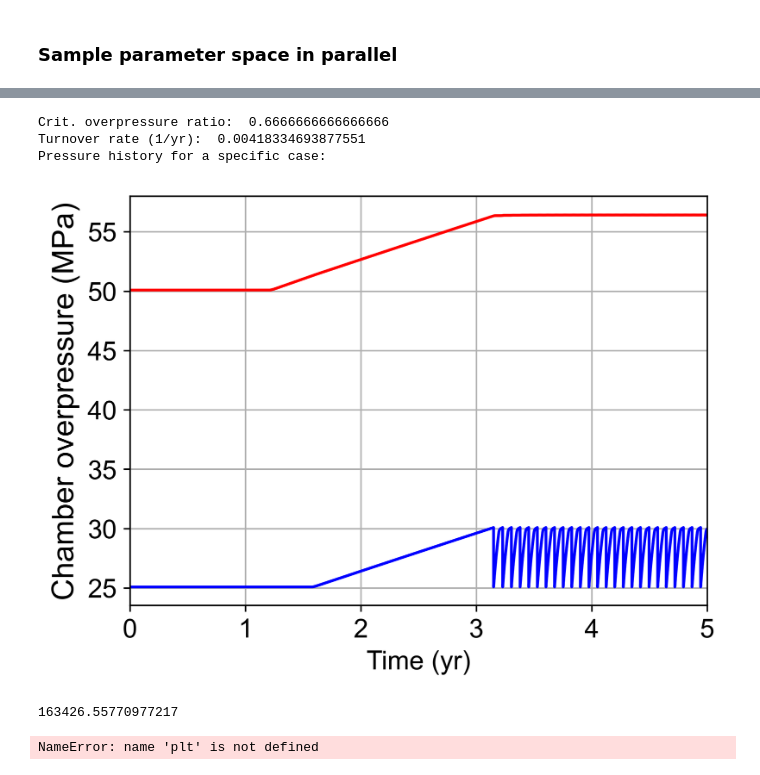
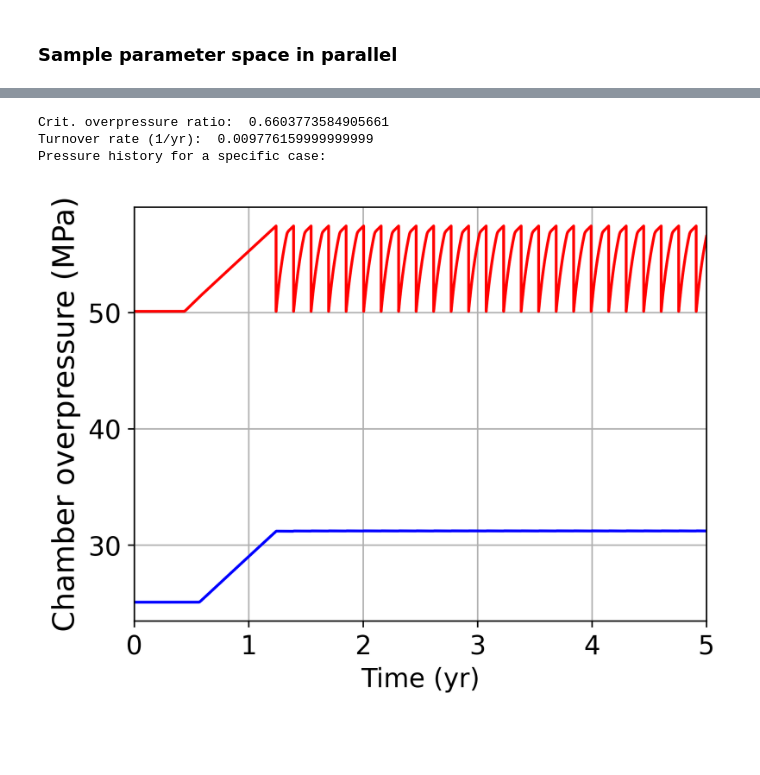
Before and after one commit to fredriclam/magma-network, a Jupyter notebook: fig_V_prod.ipynb, the cells around one changed output, grey strips where cells are left out. Saved outputs shown, nothing was run; the diff lists cells and outputs as text; code cells hidden in the pictures; blank space fills up the shorter version.

```diff
--- a/fig_V_prod.ipynb
+++ b/fig_V_prod.ipynb
@@ -72,6 +60,6 @@ run_simulation(eruptibility_contrast, turnover_rate, ij)
 # %%
 # Load to memory
-blob = np.load("fine_output.npz")
+blob = np.load("output_V2.npz")
 m_eruption_by_chamber = blob["m_eruption_by_chamber"]
 # m = blob["m"]
 p = blob["p"]
@@ -79,4 +67,4 @@ p = blob["p"]
 mg_rates = blob["mg_rates"]
 mg_contrast = blob["mg_contrast"]
 # Static t_vec for fine_output.npz
-t_vec = np.linspace(0, 100e7, 400000)
+t_vec = np.linspace(0, 20e7, 100000)
@@ -196,28 +499,24 @@ Pressure history for a specific case:
 # %%
 # Select a specific case
-i, j = -1, 4
+i, j = 18, 6
 print("Crit. overpressure ratio: ", 1/mg_contrast[i,j])
 print("Turnover rate (1/yr): ", mg_rates[i,j] * 3.1536e+7)
 
 # plt.figure(figsize=(8,4))
 plt.figure(figsize=(5.5,4), dpi=400)
 # plt.subplot(1,2,1)
 # plt.plot(t_vec, p[i,j][:,1])
 # plt.subplot(1,2,2)
 plt.plot(t_vec/ 3.1536e+7, (p[i,j][:,1] - 0*p[i,j][0,1]) / 1e6, 'b', linewidth=1.5)
 plt.plot(t_vec/ 3.1536e+7, (p[i,j][:,2] - 0*p[i,j][0,2]) / 1e6, 'r', linewidth=1.5)
 plt.tick_params(axis="both", labelsize=14)
 plt.xlabel("Time (yr)", fontsize=14)
 plt.xlim(0, 5)
 plt.ylabel("Chamber overpressure (MPa)", fontsize=16)
 plt.grid(which="both")
 print("Pressure history for a specific case:")
 # %% [output]
-Crit. overpressure ratio:  0.6666666666666666
-Turnover rate (1/yr):  0.00418334693877551
+Crit. overpressure ratio:  0.6603773584905661
+Turnover rate (1/yr):  0.009776159999999999
 Pressure history for a specific case:
-[figure, old version]
+[figure, new version]
-# %%
-m_eruption_by_chamber[i,j][:,1].max()
-# %% [output]
-163426.55770977217
@@ -249,45 +522,0 @@ for i in range(p.shape[0]):
-# %%
-plt.subplots(figsize=(8.5,10))
-
-plt.subplot(2,2,1)
-plt.contourf(mg_contrast, (mg_rates), eruption_partition[:,:,1],
-  levels=np.linspace(0, 1, 50), cmap=matplotlib.pyplot.cm.seismic)
-plt.xlabel("Eruption threshold ratio")
-# plt.ylabel("Mass turnover rate: lowest node (1/s)")
-plt.ylabel("Mass turnover rate (1/s)")
-plt.colorbar(label="Erupted mass proportion", location="bottom",
-             ticks=[0, 0.5, 1.0])
-
-plt.subplot(2,2,2)
-plt.contourf(mg_contrast, mg_rates, throughput_efficiency.squeeze(),
-             levels=100)
-plt.xlabel("Eruption threshold ratio")
-plt.ylabel("Mass turnover rate: lowest node (1/s)")
-plt.colorbar(label="Mass throughput ratio", location="bottom",
-             ticks = np.linspace(0, 0.075, 4))
-
-plt.subplot(2,2,3)
-plt.contourf(mg_contrast, mg_rates, avg_erupt_freq[:,:,1], levels=100,
-  cmap=matplotlib.pyplot.cm.Blues)
-plt.xlabel("Eruption threshold ratio")
-plt.ylabel("Mass turnover rate: lowest node (1/s)")
-plt.colorbar(label="Avg. eruption frequency ($\mathrm{s}^{-1}$)",
-             location="bottom",
-            #  ticks = np.linspace(0, 0.075, 4)
-             )
-
-plt.subplot(2,2,4)
-plt.contourf(mg_contrast, mg_rates, avg_erupt_freq[:,:,2], levels=100,
-  cmap=matplotlib.pyplot.cm.Blues)
-plt.xlabel("Eruption threshold ratio")
-plt.ylabel("Mass turnover rate: lowest node (1/s)")
-plt.colorbar(label="Avg. eruption frequency ($\mathrm{s}^{-1}$)",
-             location="bottom",
-            #  ticks = np.linspace(0, 0.075, 4)
-             )
-
-plt.tight_layout()
-
-print("Plots of eruption rates by chamber: ")
-# %% [output]
-NameError: name 'plt' is not defined
```
Also changed, not shown: parts of 28 cells of this notebook.
